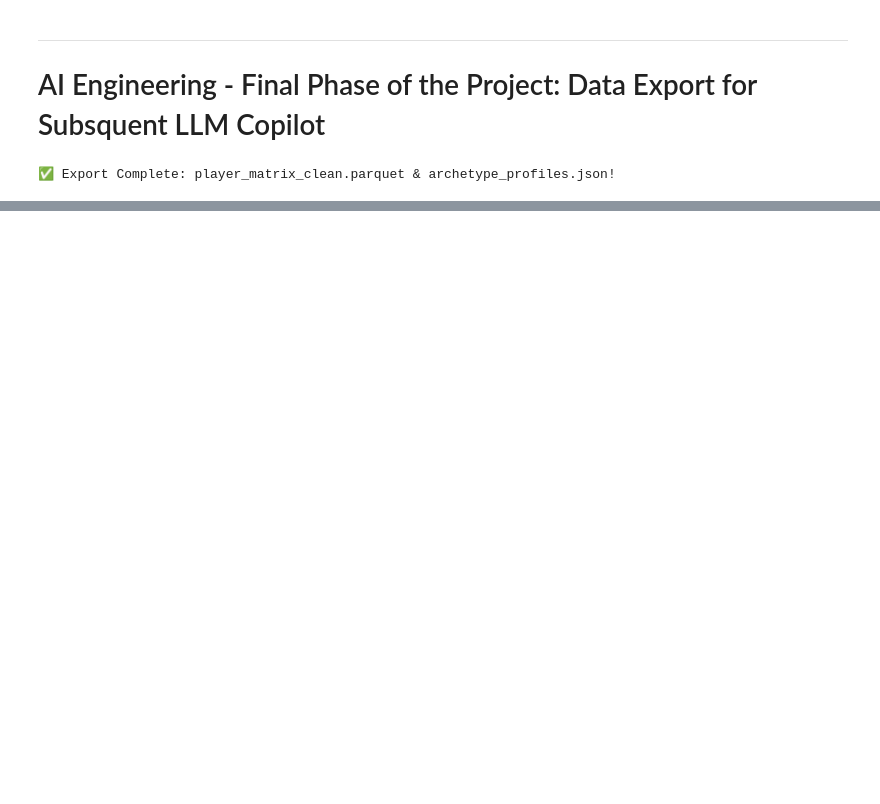
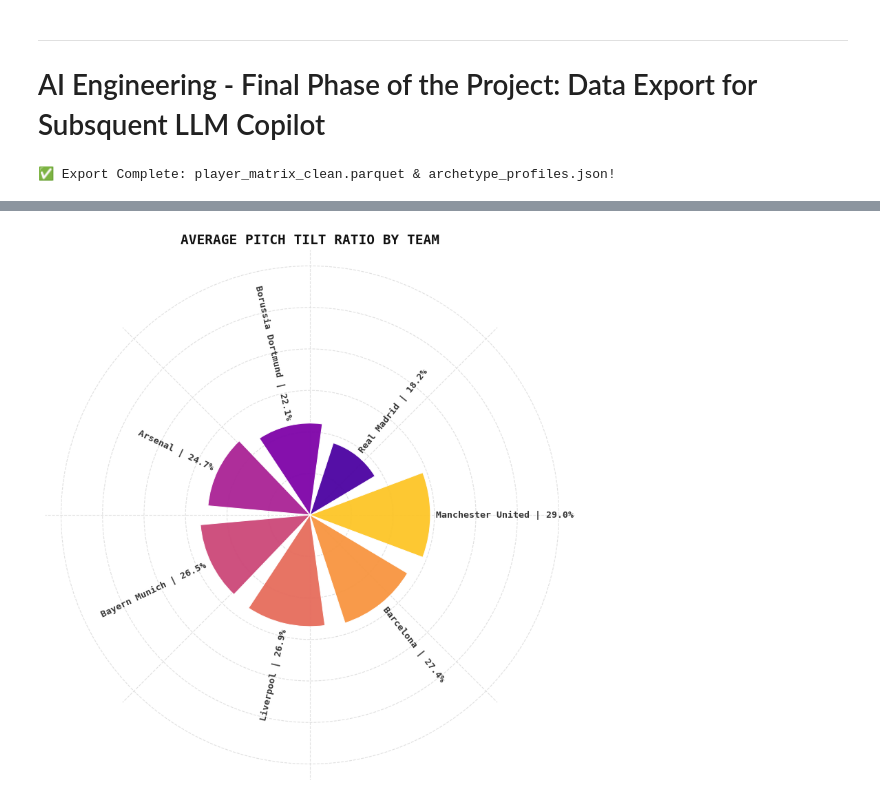
Before and after one commit to alijrizvi/european-football-player-archetypes, a Jupyter notebook: notebooks/04_ml_pca+clustering.ipynb, the cells around one changed output, grey strips where cells are left out. Drawn from its saved outputs; the diff is of its cells as text; code cells hidden in the pictures; blank space fills up the shorter version.

```diff
--- a/notebooks/04_ml_pca+clustering.ipynb
+++ b/notebooks/04_ml_pca+clustering.ipynb
@@ -859,0 +892,82 @@ def get_top_archetype_players(
+# %%
+# Radial Bar Chart - Average Pitch Tilt Ratio by Team (Clean White & Zoomed-Out Edition)
+
+import numpy as np
+import matplotlib.pyplot as plt
+import seaborn as sns
+
+# 1. Aggregate average pitch tilt ratio per team
+radial_data = player_matrix_clean.groupby('team')['pitch_tilt_ratio'].mean().reset_index()
+radial_data = radial_data.sort_values(by='pitch_tilt_ratio', ascending=True).reset_index(drop=True)
+
+n_elements = len(radial_data)
+
+# Pure White style setup
+fig = plt.figure(figsize=(10, 10), facecolor='#FFFFFF')
+ax = plt.subplot(111, polar=True)
+ax.set_facecolor('#FFFFFF')
+
+# Subtle gray radial grid to anchor the bars
+ax.grid(True, color='#E0E0E0', linestyle='--', linewidth=0.8)
+ax.spines['polar'].set_visible(False)
+
+# Turn off degree tick labels but keep structure
+ax.set_xticklabels([])
+ax.set_yticklabels([])
+
+# --- ZOOMED OUT & SMALLER BARS ADJUSTMENTS ---
+# Larger inner empty circle
+lowerLimit = 0.15
+
+# Heights and angles
+original_heights = radial_data['pitch_tilt_ratio']
+heights = original_heights * 10000 # Artificially Inflated for Visualization Purposes
+base_width = 2 * np.pi / n_elements
+# Slightly narrower bars for a cleaner look
+cohesive_width = base_width * 0.8
+
+indexes = list(range(1, n_elements + 1))
+angles = [element * base_width for element in indexes]
+
+# Dynamic bright color palette for the white background
+pal_vi = sns.color_palette('plasma', n_elements)
+
+# Render smaller bars
+bars = ax.bar(x=angles, height=heights, width=cohesive_width, bottom=lowerLimit,
+              linewidth=0.8, edgecolor="#FFFFFF", color=pal_vi, alpha=0.95)
+
+# Expand the outer limits of the polar plot to zoom out and compress the bar sizes
+max_height = heights.max()
+ax.set_ylim(0, (lowerLimit + max_height) * 2.2)
+
+labelPadding = 0.015
+
+# Drawing and styling modern data labels
+# Zipping original_heights as orig_h to format the actual percentage correctly in labels
+for bar, angle, height, orig_h, label in zip(bars, angles, heights, original_heights, radial_data['team']):
+    rotation = np.rad2deg(angle)
+    alignment = ""
+
+    # Flip labels so they read naturally from left to right
+    if angle >= np.pi/2 and angle < 3*np.pi/2:
+        alignment = "right"
+        rotation = rotation + 180
+    else:
+        alignment = "left"
+
+    # Format and clean text style
+    clean_label = label.replace('_', ' ').title()
+    # Using the individual scalar value (orig_h) instead of the entire Series (height_t)
+    display_text = f" {clean_label} | {orig_h*100:.1f}% "
+
+    ax.text(x=angle, y=lowerLimit + bar.get_height() + labelPadding,
+            s=display_text, ha=alignment, va='center', rotation=rotation,
+            rotation_mode = "anchor", color = '#333333', fontsize = 9.5,
+            fontname = 'monospace', fontweight = 'bold')
+
+# Chart Title
+plt.title("AVERAGE PITCH TILT RATIO BY TEAM", y = 1, fontsize = 14,
+          color='#111111', fontname='monospace', fontweight='bold')
+plt.show()
+# %% [output]
+[figure, added]
```
Also changed, not shown: parts of 15 cells of this notebook.
